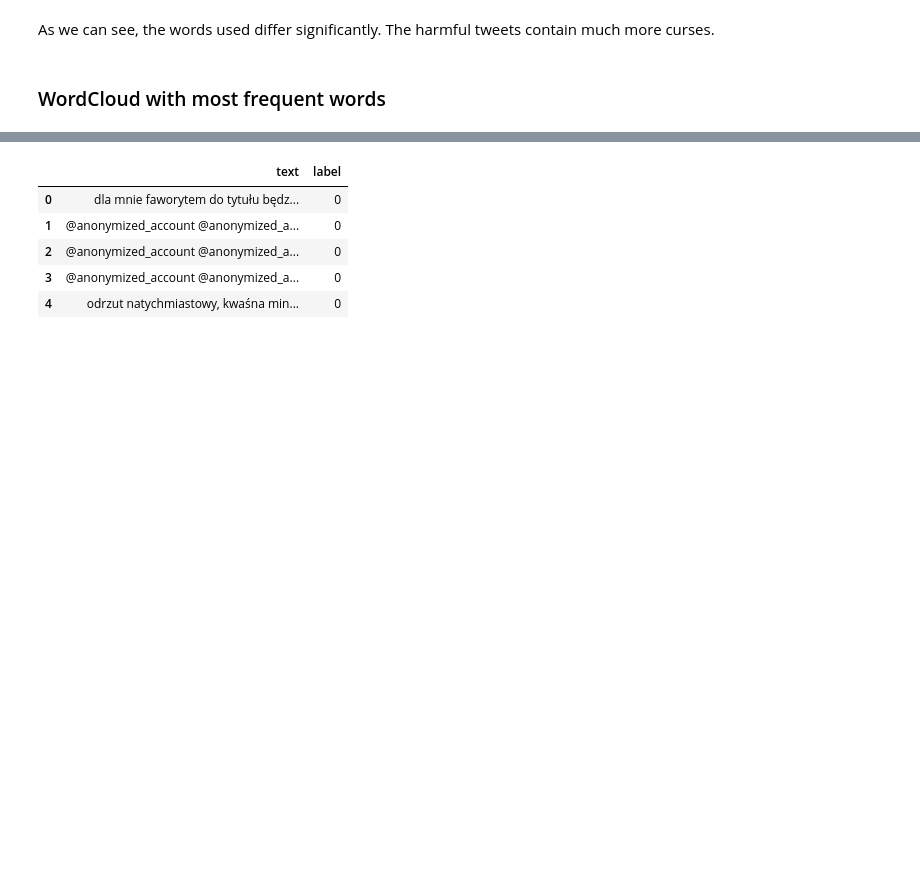
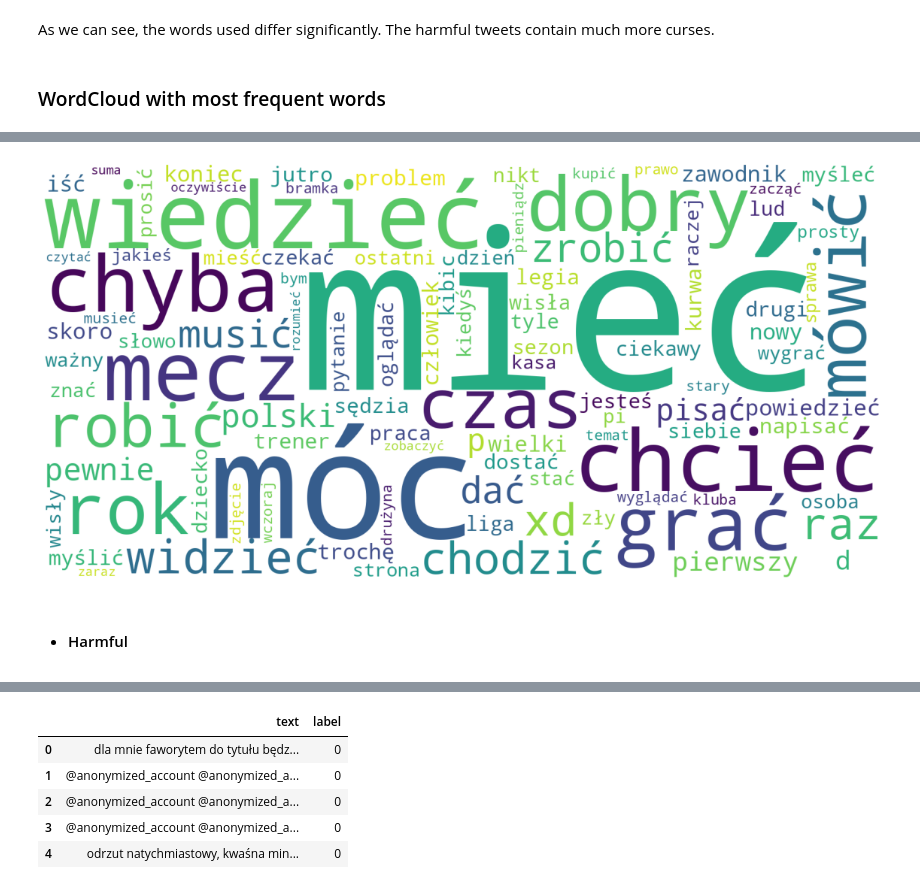
Before and after one commit to JakubTomaszewski/NLP-Sentiment-Analysis, a Jupyter notebook: EDA.ipynb, the cells around one changed output, grey strips where cells are left out. Saved outputs shown, nothing was run; the diff lists cells and outputs as text; code cells hidden in the pictures; blank space fills up the shorter version.

```diff
--- a/EDA.ipynb
+++ b/EDA.ipynb
@@ -840,0 +913,9 @@ The harmful tweets contain much more curses.
+# %%
+def display_frequent_wordcloud(text):
+    plt.figure(figsize=(20,20))
+    wc = WordCloud(max_words = 100 , width=1600 , height=800, background_color='white').generate(text)
+    plt.axis("off")
+    plt.imshow(wc)
+# %%
+def text_from_column(df_column):
+    return ' '.join(df_column)
@@ -840,0 +924,3 @@ The harmful tweets contain much more curses.
+# %%
+non_harmful_tweets = df_clean[df_clean['label'] == Labels.NON_HARMFUL.value]
+non_harmful_tweets.head()
@@ -840,0 +934,6 @@ The harmful tweets contain much more curses.
+# %%
+display_frequent_wordcloud(text_from_column(non_harmful_tweets['text']))
+# %% [output]
+[figure, added]
+# %% [markdown]
+- #### Harmful
```
Also changed, not shown: parts of 67 cells of this notebook.
